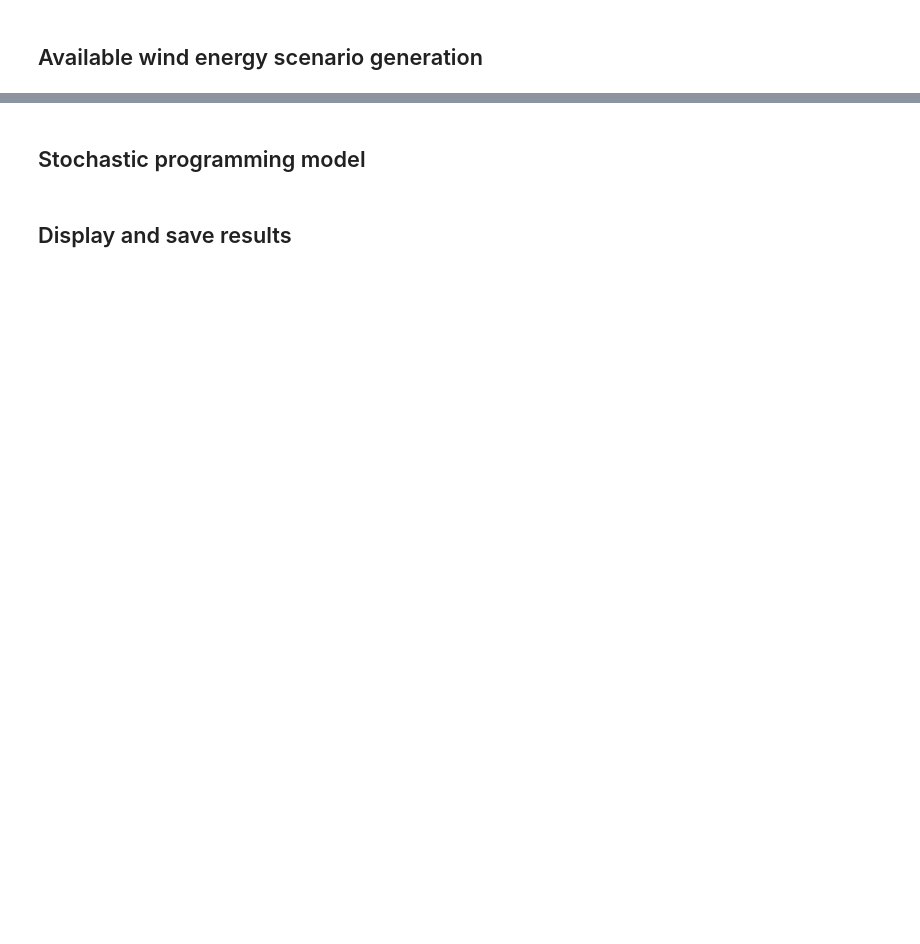
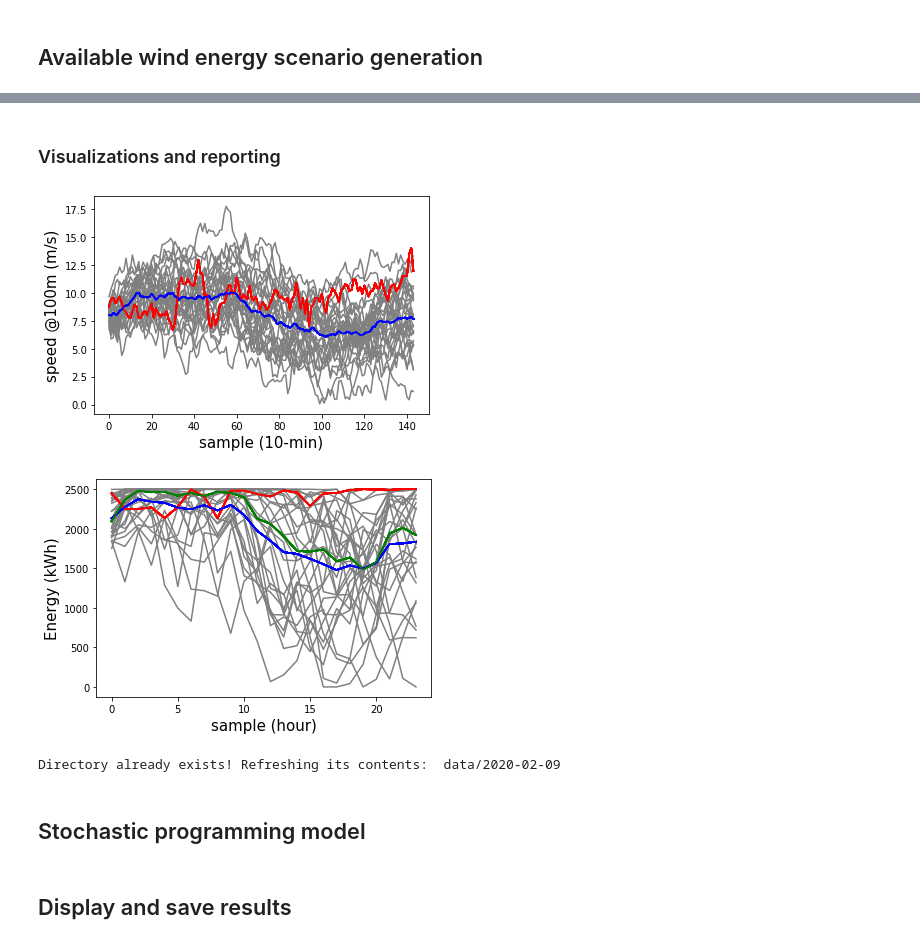
Before and after one commit to npaterakis/student_UI_2020_TeacherVersion, a Jupyter notebook: studentUI_2020.ipynb, the cells around one changed output, grey strips where cells are left out. Saved outputs shown, nothing was run; the diff lists cells and outputs as text; code cells hidden in the pictures; blank space fills up the shorter version.

```diff
--- a/studentUI_2020.ipynb
+++ b/studentUI_2020.ipynb
@@ -27,0 +41,16 @@ Technically, you can modify any parts of the code. Nevertheless, it is recommend
+# %%
+turbineRatedPower = 2500 # in kW
+windfarmRatedPower = 25000 #in kW
+periodsFuture, periodsPast, daysHistory, numScenarios = 144, (144*3), 10, 30
+firstDateTest = '2020-02-09 00:00:00'
+firstDateTrain = pandas.to_datetime(firstDateTest)-pandas.Timedelta(str(daysHistory)+'D')
+
+featureSelection = True
+plotResidualDiagnostics = True
+scenarios = numpy.zeros((numScenarios, periodsFuture)) #initialize matrix of scenarios
+
+inputDataDir = 'data/'
+inputFileName = 'windSpeed_2020.csv' #TODO filenames
+outputDataDir = 'data/'
+outputDataDir1 = firstDateTest.split(' ')[0]
+outputFilename = 'wind_'+outputDataDir1+'.csv'
@@ -28,3 +127,19 @@ Technically, you can modify any parts of the code. Nevertheless, it is recommend
+# %% [markdown]
+### Visualizations and reporting
+# %%
+plot_windSpeedScenarios(scenarios, arrayActual)
+scenariosPower = powerG126(scenarios)
+actualPower = powerG126(arrayActual.reshape(1,-1))
+plot_windPowerScenarios(scenariosPower, actualPower)
+
+outputDir = createDataDirectory(outputDataDir, outputDataDir1)
+scenariosPowerDf = pandas.DataFrame(data=(scenariosPower*(windfarmRatedPower/turbineRatedPower))/1000, index=['s'+str(s) for s in range(1, numScenarios+1)], columns=['t'+str(t) for t in range(1, 25)])
+scenariosPowerDf.to_csv(outputDir+outputFilename)
+generateScenarioTree(outputDataDir, outputDataDir1)
+# %% [output]
+[figure, added]
+[figure, added]
+Directory already exists! Refreshing its contents:  data/2020-02-09
 # %% [markdown]
 ## Stochastic programming model
 # %% [markdown]
```
Also changed, not shown: parts of 7 cells of this notebook, 9 other files.
